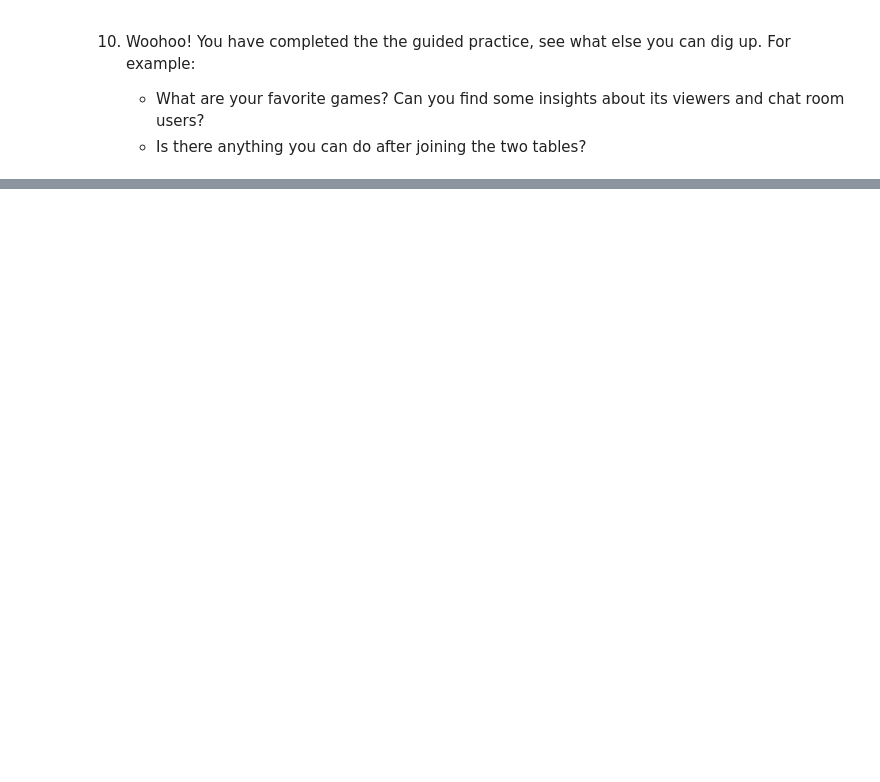
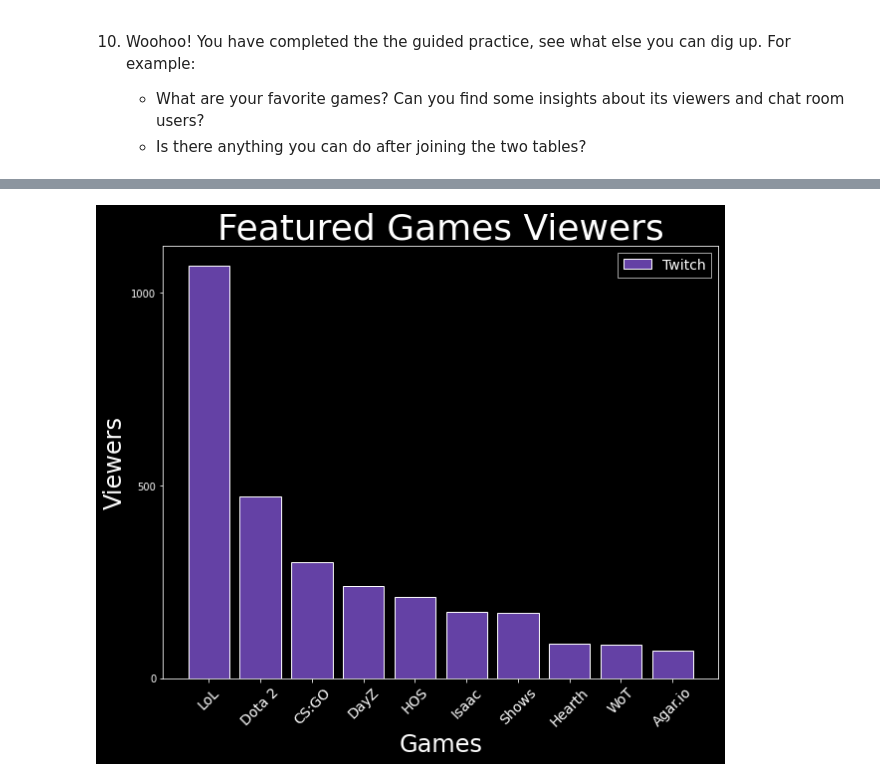
Before and after one commit to Klaynie/Learning-Python, a Jupyter notebook: Learning-Python/Codecademy/Twitch_Gaming_Data/twitch_gaming_data.ipynb, the cells around one changed output, grey strips where cells are left out. Saved outputs shown, nothing was run; the diff lists cells and outputs as text; code cells hidden in the pictures; blank space fills up the shorter version.

```diff
--- a/Learning-Python/Codecademy/Twitch_Gaming_Data/twitch_gaming_data.ipynb
+++ b/Learning-Python/Codecademy/Twitch_Gaming_Data/twitch_gaming_data.ipynb
@@ -366,0 +436,15 @@ merged_table.head()
+# %%
+plt.style.use('dark_background')
+plt.figure(figsize=(10,8))
+plt.bar(range(len(games)), viewers, color='#6441A5', edgecolor='white')
+plt.title('Featured Games Viewers', fontsize=36)
+plt.legend(["Twitch"], fancybox=False, fontsize=14)
+plt.xlabel('Games', fontsize=24)
+plt.ylabel('Viewers', fontsize=24)
+ax = plt.subplot()
+ax.set_xticks(range(0, 10))
+ax.set_xticklabels(games, rotation=45, fontsize=14)
+ax.set_yticks([0, 500, 1000])
+plt.show()
+# %% [output]
+[figure, added]
```
Also changed, not shown: parts of 19 cells of this notebook.
